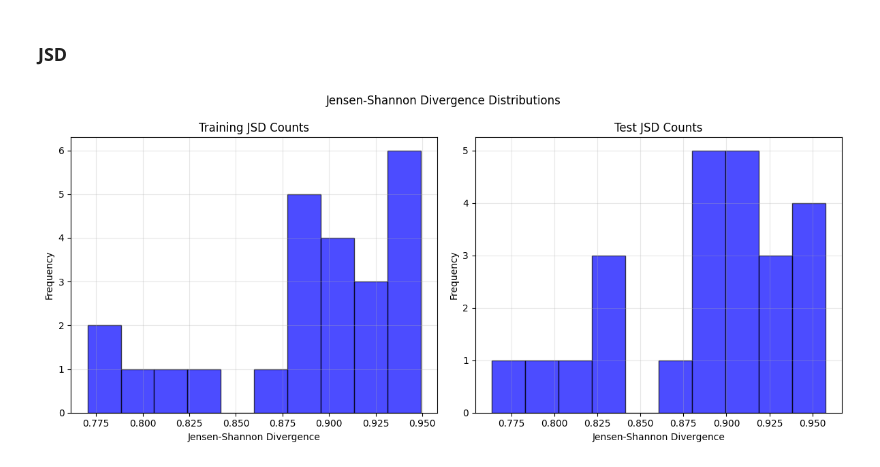
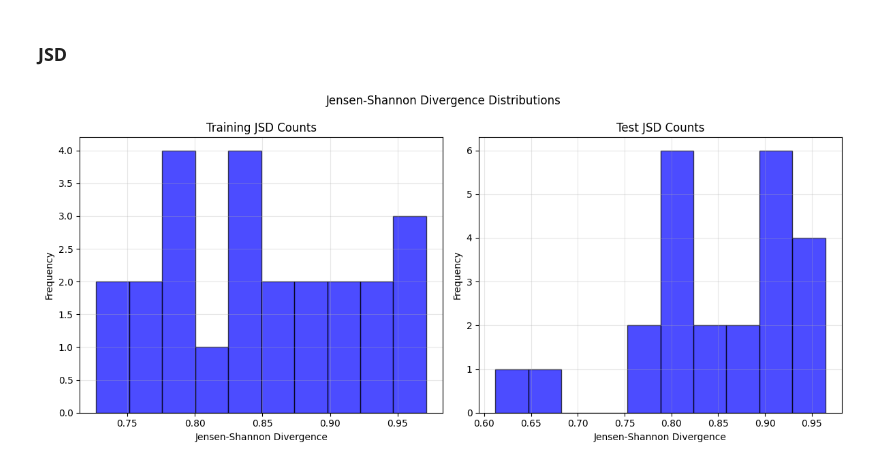
Before and after one commit to 4rn3/Thesis, a Jupyter notebook: src/main_C_Unet.ipynb, the cells around one changed output. Cells and saved outputs as stored; diff of their text form; code cells hidden in the pictures.

```diff
--- a/src/main_C_Unet.ipynb
+++ b/src/main_C_Unet.ipynb
@@ -246,0 +244,5 @@ plot_jsd(ts_train, ts_test, ts_sample, log_file_name, cond=False)
+# %%
+jsd_train = np.expand_dims(real_data_train.reshape(batch_size_config, -1), -1)
+jsd_test = np.expand_dims(real_data_test.reshape(batch_size_config, -1), -1)
+
+plot_jsd(jsd_train, jsd_test, ts_sample, log_file_name, cond=False)
@@ -274,6 +278,6 @@ sample, _ = ddpm.sample_ddpm_context(n_sample=batch_size_config, context=real_co
                                       device=device, timesteps=timesteps, nn_model=model, beta1=betas[0], beta2=betas[1])
 sample = sample.cpu().numpy()
 sample = sample.squeeze()
-ts_sample = np.expand_dims(sample.reshape(batch_size_config, -1), -1).transpose(0, 2, 1)
+ts_sample = np.expand_dims(sample.reshape(batch_size_config, -1), -1).transpose(2,1,0)
 # %% [output]
 sampling timestep   1
@@ -284,9 +288,9 @@ visualize_all_customers_unet(ts_train.squeeze(), ts_sample.squeeze(), log_file_n
 # %% [markdown]
 ### JSD
 # %%
-plot_jsd(ts_train, ts_test, ts_sample, log_file_name, cond=True)
+plot_jsd(jsd_train, jsd_test, ts_sample, log_file_name, cond=True)
 # %% [output]
-[figure, old version]
+[figure, new version]
 # %%
 log_dir = "./logging/logs"
 log_file_path = os.path.join(log_dir, log_file_name + ".txt")
```
Also changed, not shown: parts of 17 cells of this notebook.
